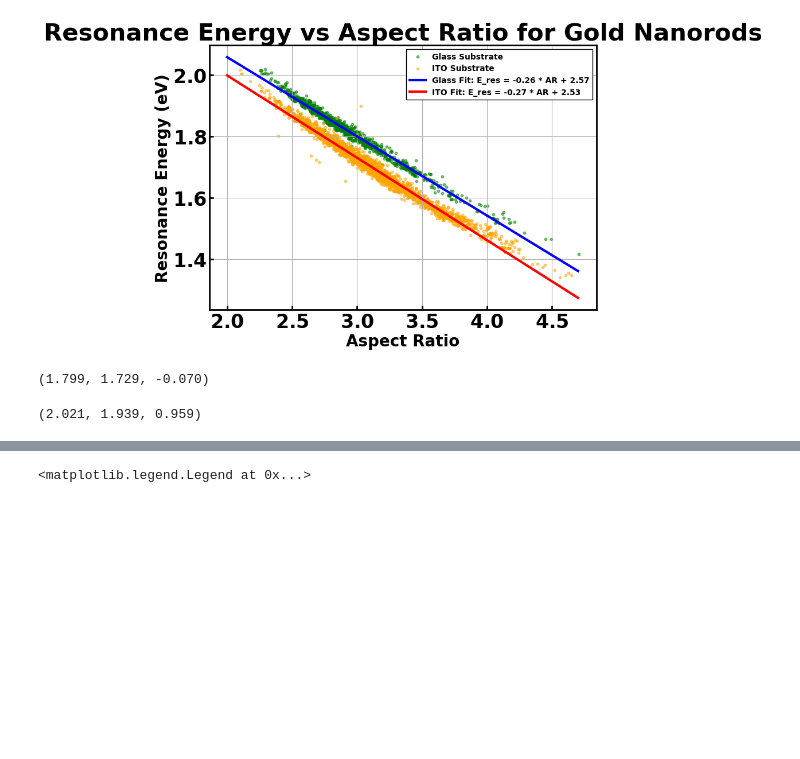
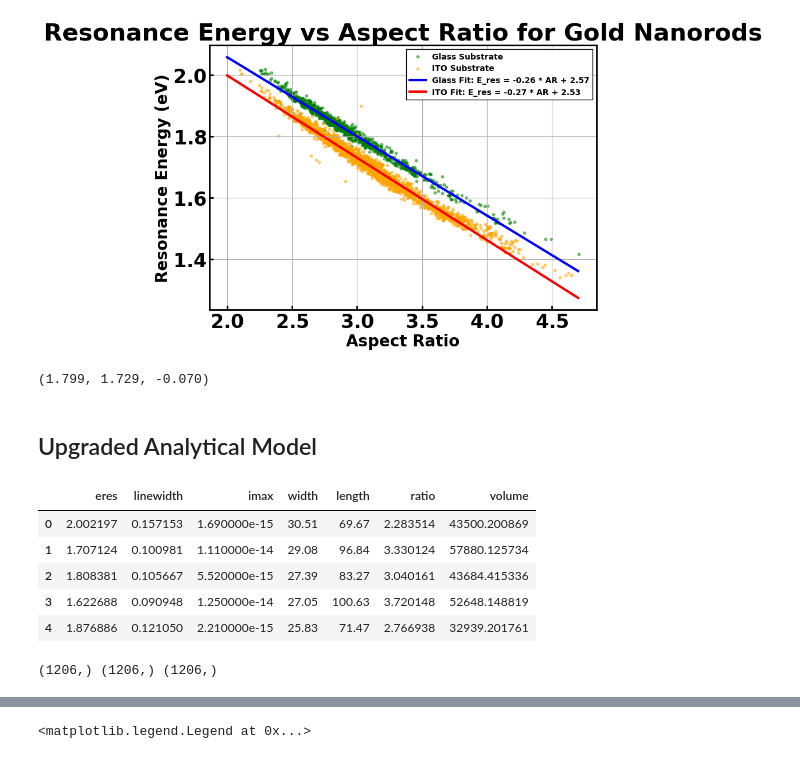
Before and after one commit to SWAN88/AuNR_DA, a Jupyter notebook: 051524_analytical_method.ipynb, the cells around one changed output, grey strips where cells are left out. Cells and saved outputs as stored; diff of their text form; code cells hidden in the pictures; blank space fills up the shorter version.

```diff
--- a/051524_analytical_method.ipynb
+++ b/051524_analytical_method.ipynb
@@ -136,3 +136,15 @@ E_res_glass_X, E_res_ito_X, resonance_energy_shift
 # %% [output]
 [figure]
 (1.799, 1.729, -0.070)
+# %% [markdown]
+## Upgraded Analytical Model
+# %%
+glass_data['volume'] = np.pi*(glass_data['width']**2)*glass_data['length']/4 - np.pi*(glass_data['width']**3)/12
+glass_data.head()
+# %% [output]
+|  | eres | linewidth | imax | width | length | ratio | volume |
+| 0 | 2.002197 | 0.157153 | 1.690000e-15 | 30.51 | 69.67 | 2.283514 | 43500.200869 |
+| 1 | 1.707124 | 0.100981 | 1.110000e-14 | 29.08 | 96.84 | 3.330124 | 57880.125734 |
+| 2 | 1.808381 | 0.105667 | 5.520000e-15 | 27.39 | 83.27 | 3.040161 | 43684.415336 |
+| 3 | 1.622688 | 0.090948 | 1.250000e-14 | 27.05 | 100.63 | 3.720148 | 52648.148819 |
+| 4 | 1.876886 | 0.121050 | 2.210000e-15 | 25.83 | 71.47 | 2.766938 | 32939.201761 |
@@ -139,17 +156,15 @@ E_res_glass_X, E_res_ito_X, resonance_energy_shift
 # %%
-import numpy as np
-
 # Constants
 omega_p = 9  # plasma frequency in eV
 epsilon_inf = 9.84  # high-frequency dielectric constant
 n_glass = 1.52  # effective refractive index for glass substrate
-aspect_ratio = 3.0  # given aspect ratio
+aspect_ratio = glass_data['ratio']  # given aspect ratio
 n_X = 1.975  # refractive index for unknown substrate
 
 # n_eff_glass = (n_glass + 1) / 2
 # n_eff_X = (n_X + 1) / 2
 
-alpha = 0.8
+alpha = term1
 n_med = 1.0
 n_eff_glass = alpha*n_med + n_glass*(1-alpha)
 n_eff_X = alpha*n_med + n_X*(1-alpha)
@@ -166,8 +181,8 @@ E_res_X = omega_p / np.sqrt(n_eff_X**2 / L + epsilon_inf - n_eff_X**2)
 # Calculate the factor F
 F = E_res_X / E_res_glass
 
-E_res_glass, E_res_X, F
+print(E_res_glass.shape, E_res_X.shape, F.shape)
 # %% [output]
-(2.021, 1.939, 0.959)
+(1206,) (1206,) (1206,)
 # %%
 # Eres vs AR ITO and glass
```
Also changed, not shown: parts of 2 cells of this notebook, 2 other files.
